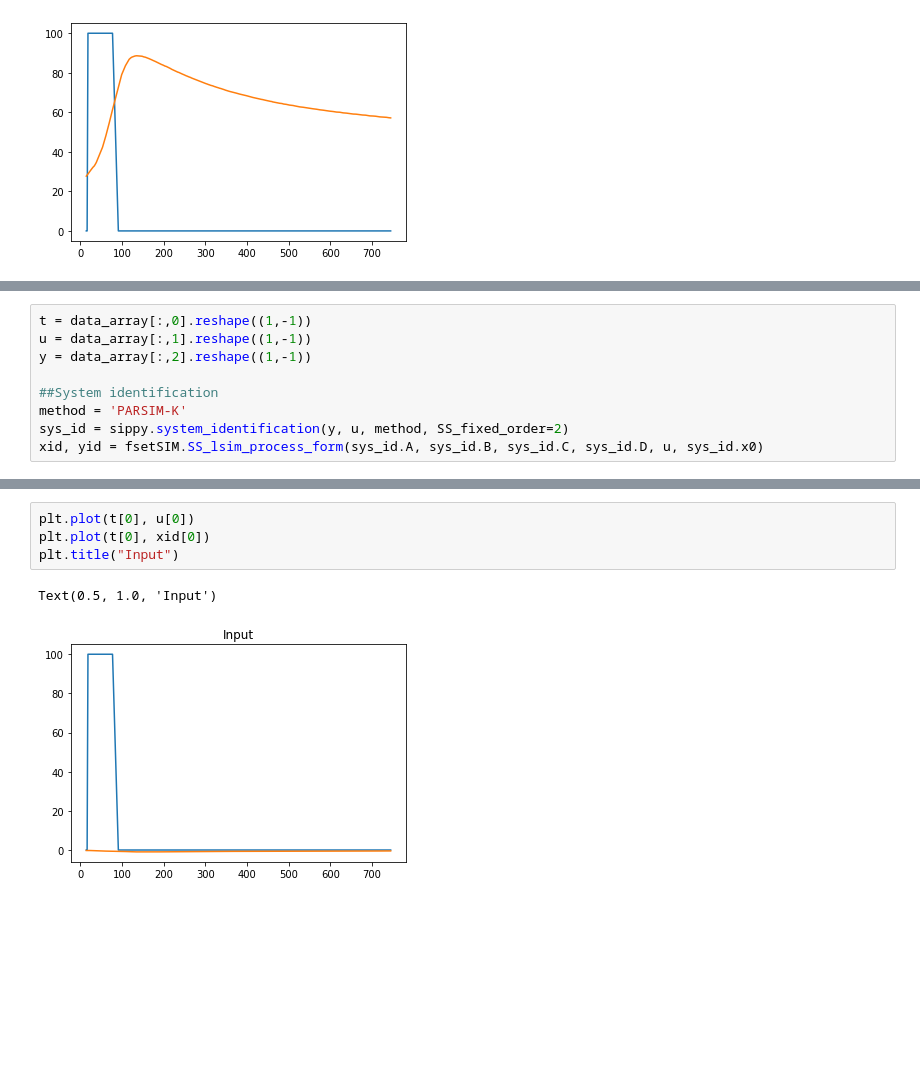
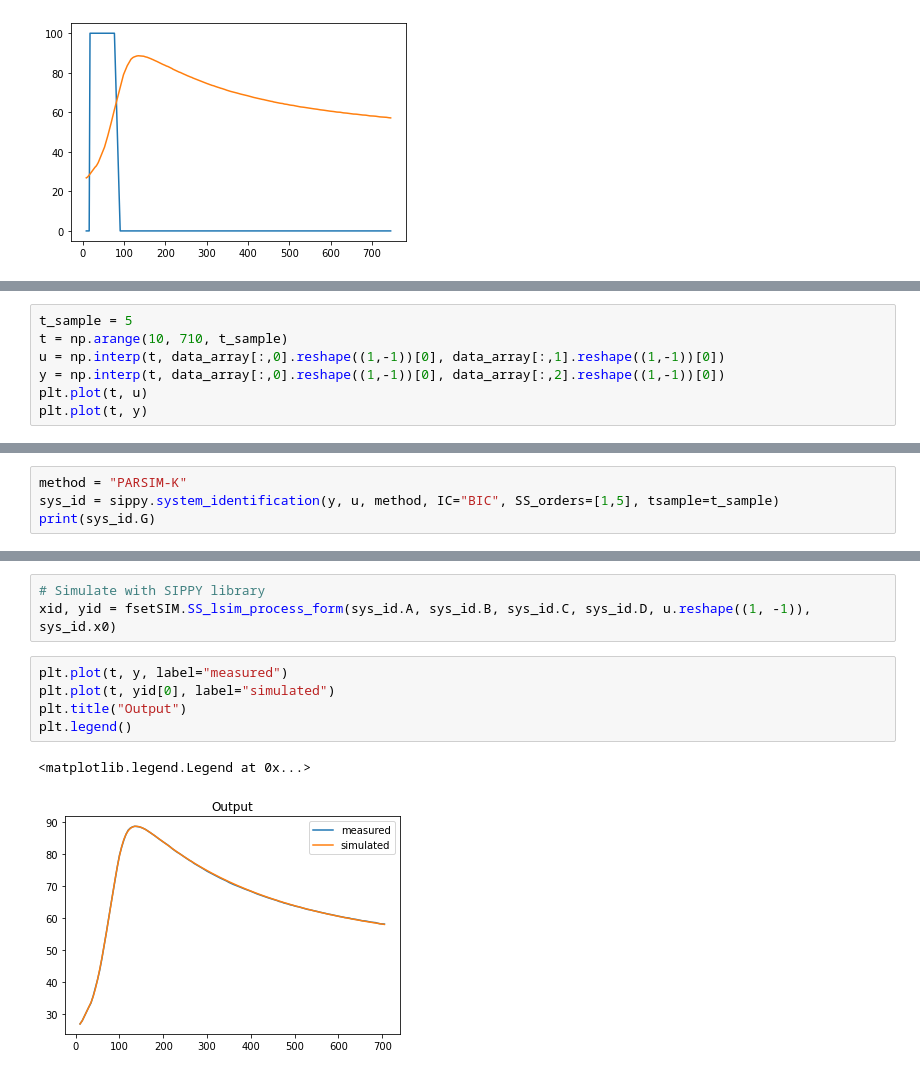
Before and after one commit to willhunt/silvia, a Jupyter notebook: docs/docs/control/assets/Response Analysis.ipynb, the cells around one changed output, grey strips where cells are left out. Drawn from its saved outputs; the diff is of its cells as text; blank space fills up the shorter version.

```diff
--- a/docs/docs/control/assets/Response Analysis.ipynb
+++ b/docs/docs/control/assets/Response Analysis.ipynb
@@ -51,0 +59,7 @@ plt.plot(data_array[:,0], data_array[:,2])
+# %%
+t_sample = 5
+t = np.arange(10, 710, t_sample)
+u = np.interp(t, data_array[:,0].reshape((1,-1))[0], data_array[:,1].reshape((1,-1))[0])
+y = np.interp(t, data_array[:,0].reshape((1,-1))[0], data_array[:,2].reshape((1,-1))[0])
+plt.plot(t, u)
+plt.plot(t, y)
@@ -54,9 +85,4 @@ plt.plot(data_array[:,0], data_array[:,2])
-# %%
-t = data_array[:,0].reshape((1,-1))
-u = data_array[:,1].reshape((1,-1))
-y = data_array[:,2].reshape((1,-1))
-
-##System identification
-method = 'PARSIM-K'
-sys_id = sippy.system_identification(y, u, method, SS_fixed_order=2)
-xid, yid = fsetSIM.SS_lsim_process_form(sys_id.A, sys_id.B, sys_id.C, sys_id.D, u, sys_id.x0)
+# %%
+method = "PARSIM-K"
+sys_id = sippy.system_identification(y, u, method, IC="BIC", SS_orders=[1,5], tsample=t_sample)
+print(sys_id.G)
@@ -63,7 +132,11 @@ xid, yid = fsetSIM.SS_lsim_process_form(sys_id.A, sys_id.B, sys_id.C, sys_id.D,
+# %%
+# Simulate with SIPPY library
+xid, yid = fsetSIM.SS_lsim_process_form(sys_id.A, sys_id.B, sys_id.C, sys_id.D, u.reshape((1, -1)), sys_id.x0)
 # %%
-plt.plot(t[0], u[0])
-plt.plot(t[0], xid[0])
-plt.title("Input")
+plt.plot(t, y, label="measured")
+plt.plot(t, yid[0], label="simulated")
+plt.title("Output")
+plt.legend()
 # %% [output]
-Text(0.5, 1.0, 'Input')
+<matplotlib.legend.Legend at 0x...>
-[figure, old version]
+[figure, new version]
```
Also changed, not shown: parts of 22 cells of this notebook, 5 other files.
